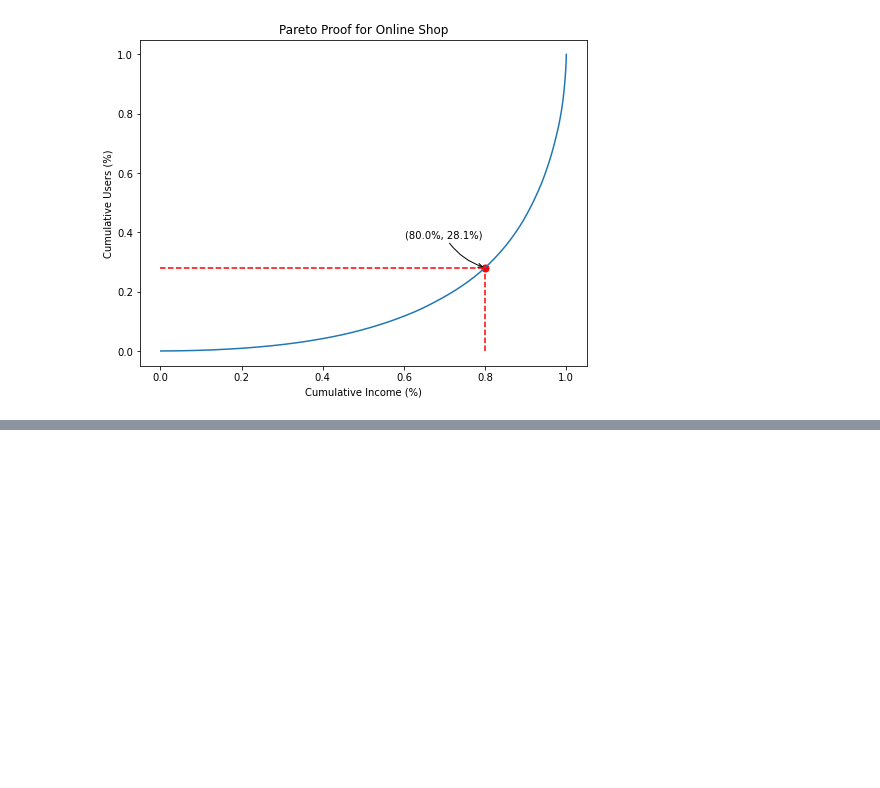
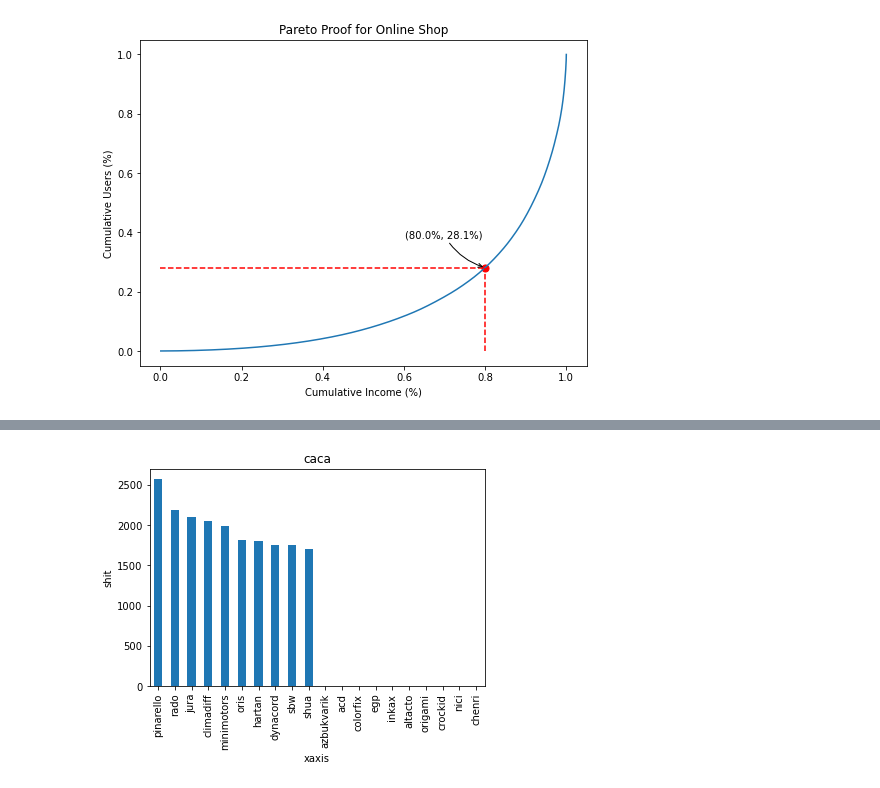
Before and after one commit to ADM-Homework-2/Homework_2, a Jupyter notebook: Main.ipynb, the cells around one changed output, grey strips where cells are left out. Saved outputs shown, nothing was run; the diff lists cells and outputs as text; code cells hidden in the pictures; blank space fills up the shorter version.

```diff
--- a/Main.ipynb
+++ b/Main.ipynb
@@ -388,0 +525,8 @@ Running data_set: data/2019-Nov.csv
+# %%
+data_tot
+data_tot['event_time_month'] = pd.to_datetime(data_tot.event_time).dt.month
+# %%
+import re
+data_tot = data_tot[~data_tot.category_code.isnull()]
+data_tot['subcategory_code'] =data_tot['category_code'].apply(
+            lambda x: re.findall(r'\.(.*)', x)[0] if len(x.split('.')) != 1 else x)
@@ -388,0 +582,3 @@ Running data_set: data/2019-Nov.csv
+# %%
+top_ten=data_tot.groupby('brand').price.mean().sort_values(ascending=False).head(10)
+last_ten=data_tot.groupby('brand').price.mean().sort_values(ascending=False).tail(10)
@@ -388,0 +615,10 @@ Running data_set: data/2019-Nov.csv
+# %%
+test = pd.concat((top_ten, last_ten))
+# %%
+test.plot.bar()
+plt.title('caca')
+plt.xlabel('xaxis')
+plt.ylabel('shit')
+plt.show()
+# %% [output]
+[figure, added]
```
Also changed, not shown: parts of 25 cells of this notebook, 2 other files.
